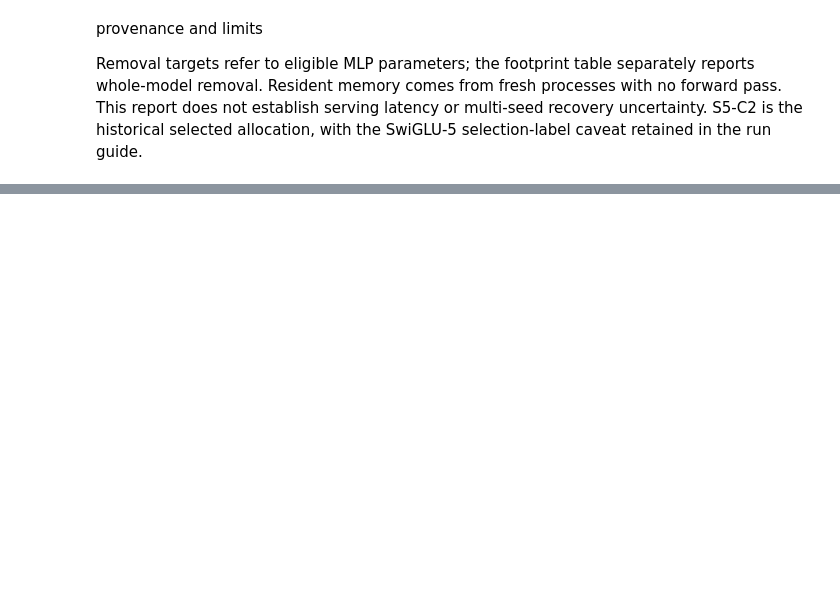
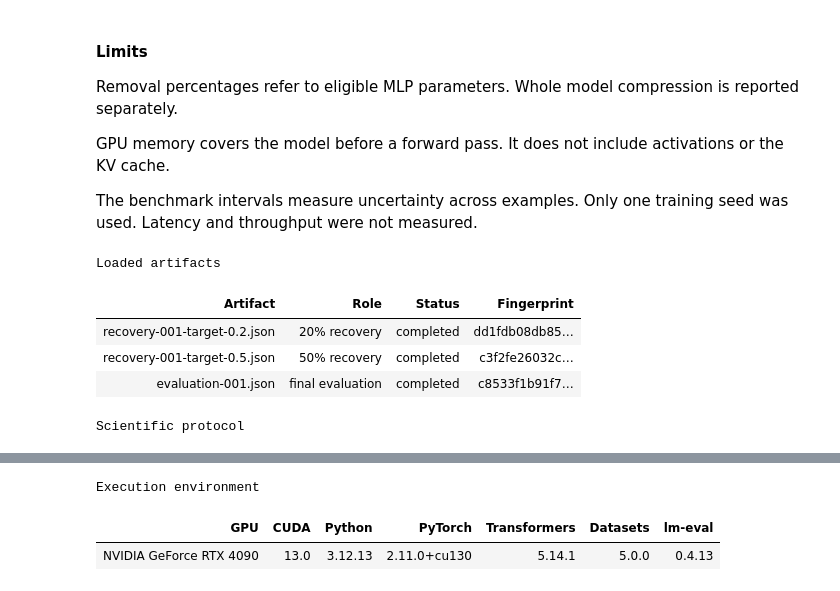
Before and after one commit to Sammuel21/diploma-thesis-block-replacement, a Jupyter notebook: notebooks/model/swiglu/swiglu-6.ipynb, the cells around one changed output, grey strips where cells are left out. Drawn from its saved outputs; the diff is of its cells as text; code cells hidden in the pictures; blank space fills up the shorter version.

```diff
--- a/notebooks/model/swiglu/swiglu-6.ipynb
+++ b/notebooks/model/swiglu/swiglu-6.ipynb
@@ -158,17 +545,64 @@ plt.show()
 # %% [markdown]
-provenance and limits
+#### Limits
 
-Removal targets refer to eligible MLP parameters; the footprint table separately reports whole-model removal. Resident memory comes from fresh processes with no forward pass. This report does not establish serving latency or multi-seed recovery uncertainty. S5-C2 is the historical selected allocation, with the SwiGLU-5 selection-label caveat retained in the run guide.
+Removal percentages refer to eligible MLP parameters. Whole model compression is reported separately.
+
+GPU memory covers the model before a forward pass. It does not include activations or the KV cache.
+
+The benchmark intervals measure uncertainty across examples. Only one training seed was used. Latency and throughput were not measured.
 # %%
-display(pd.DataFrame([
-    {"artifact": str(path.relative_to(PROJECT_ROOT)),
-     "fingerprint": run["run_fingerprint"],
-     "prepared_sha256": run["prepared_sha256"],
-     "status": run["status"]}
+artifact_rows = [
+    {
+        "Artifact": path.name,
+        "Role": f"{run['target']:.0%} recovery",
+        "Status": run["status"],
+        "Fingerprint": f"{run['run_fingerprint'][:12]}…",
+    }
     for path, run in zip(RECOVERY_PATHS, recovery_runs)
-]))
-display({
-    "evaluation_fingerprint": evaluation["evaluation_fingerprint"],
-    "protocol_sha256": evaluation["protocol_sha256"],
-    "environment": evaluation["environment"],
+]
+artifact_rows.append({
+    "Artifact": EVALUATION_PATH.name,
+    "Role": "final evaluation",
+    "Status": evaluation["status"],
+    "Fingerprint": f"{evaluation['evaluation_fingerprint'][:12]}…",
 })
+display(pd.DataFrame(artifact_rows).style.hide(axis="index").set_caption("Loaded artifacts"))
+
+configuration = evaluation["configuration"]
+environment = evaluation["environment"]
+historical_match = all(
+    abs(run["results"]["historical_100m_comparison"][field]) < 1e-12
+    for run in recovery_runs
+    for field in ["kl_delta", "ppl_delta"]
+)
+protocol_df = pd.DataFrame([{
+    "Base model": configuration["model"]["model_id"],
+    "Recovery scope": "S5-C2 replacement parameters",
+    "Sequence length": configuration["data"]["sequence_length"],
+    "Recovery budget": "1B tokens per target",
+    "Learning rate": f"{configuration['recovery']['learning_rate']:.0e} constant",
+    "Weight decay": configuration["recovery"]["weight_decay"],
+    "100M boundary": "exact match" if historical_match else "mismatch",
+    "Evaluation contexts": ", ".join(map(str, configuration["evaluation"]["contexts"])),
+    "Seed": configuration["seed"],
+}])
+display(protocol_df.style.hide(axis="index").set_caption("Scientific protocol"))
+
+package_versions = environment["packages"]
+environment_df = pd.DataFrame([{
+    "GPU": environment["gpu"],
+    "CUDA": environment["cuda_runtime"],
+    "Python": environment["python"],
+    "PyTorch": package_versions["torch"],
+    "Transformers": package_versions["transformers"],
+    "Datasets": package_versions["datasets"],
+    "lm-eval": package_versions["lm_eval"],
+}])
+display(environment_df.style.hide(axis="index").set_caption("Execution environment"))
+# %% [output]
+Loaded artifacts
+| Artifact | Role | Status | Fingerprint |
+| recovery-001-target-0.2.json | 20% recovery | completed | dd1fdb08db85… |
+| recovery-001-target-0.5.json | 50% recovery | completed | c3f2fe26032c… |
+| evaluation-001.json | final evaluation | completed | c8533f1b91f7… |
+Scientific protocol
@@ -174,0 +611,3 @@ display({
+Execution environment
+| GPU | CUDA | Python | PyTorch | Transformers | Datasets | lm-eval |
+| NVIDIA GeForce RTX 4090 | 13.0 | 3.12.13 | 2.11.0+cu130 | 5.14.1 | 5.0.0 | 0.4.13 |
```
Also changed, not shown: parts of 13 cells of this notebook, 17 other files.
